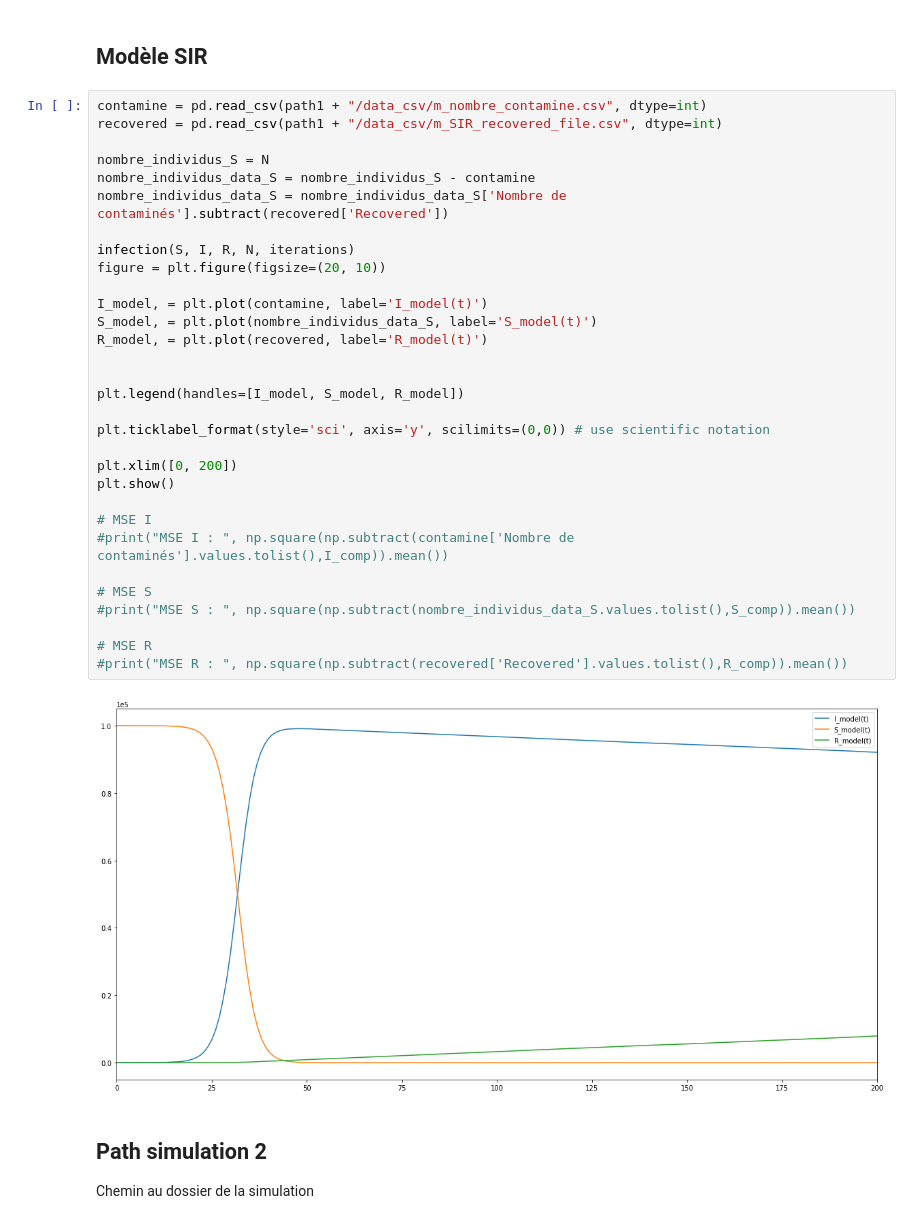
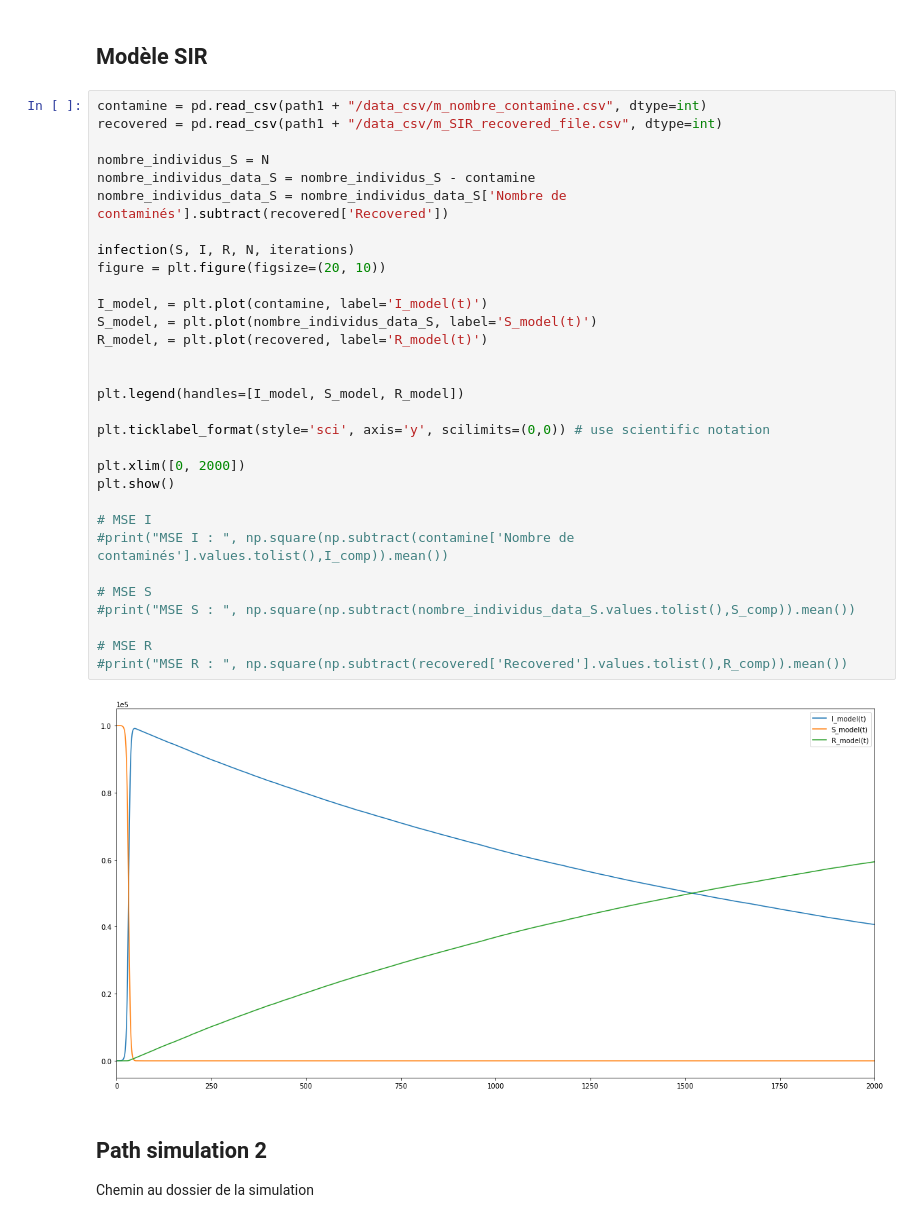
Before and after one commit to maximepasquier/Diversity, a Jupyter notebook: Python/SIR.ipynb, the cells around one changed output. Drawn from its saved outputs; the diff is of its cells as text.

```diff
--- a/Python/SIR.ipynb
+++ b/Python/SIR.ipynb
@@ -997,35 +997,35 @@ print(temps_data)
 contamine = pd.read_csv(path1 + "/data_csv/m_nombre_contamine.csv", dtype=int)
 recovered = pd.read_csv(path1 + "/data_csv/m_SIR_recovered_file.csv", dtype=int)
 
 nombre_individus_S = N
 nombre_individus_data_S = nombre_individus_S - contamine
 nombre_individus_data_S = nombre_individus_data_S['Nombre de contaminés'].subtract(recovered['Recovered'])
 
 infection(S, I, R, N, iterations)
 figure = plt.figure(figsize=(20, 10))
 
 I_model, = plt.plot(contamine, label='I_model(t)')
 S_model, = plt.plot(nombre_individus_data_S, label='S_model(t)')
 R_model, = plt.plot(recovered, label='R_model(t)')
 
 
 plt.legend(handles=[I_model, S_model, R_model])
 
 plt.ticklabel_format(style='sci', axis='y', scilimits=(0,0)) # use scientific notation
 
-plt.xlim([0, 200])
+plt.xlim([0, 2000])
 plt.show()
 
 # MSE I
 #print("MSE I : ", np.square(np.subtract(contamine['Nombre de contaminés'].values.tolist(),I_comp)).mean())
 
 # MSE S
 #print("MSE S : ", np.square(np.subtract(nombre_individus_data_S.values.tolist(),S_comp)).mean())
 
 # MSE R
 #print("MSE R : ", np.square(np.subtract(recovered['Recovered'].values.tolist(),R_comp)).mean())
 # %% [output]
-[figure, old version]
+[figure, new version]
 # %% [markdown]
 ## Path simulation 2
 Chemin au dossier de la simulation
```
Also changed, not shown: parts of 38 cells of this notebook, 7 other files.
